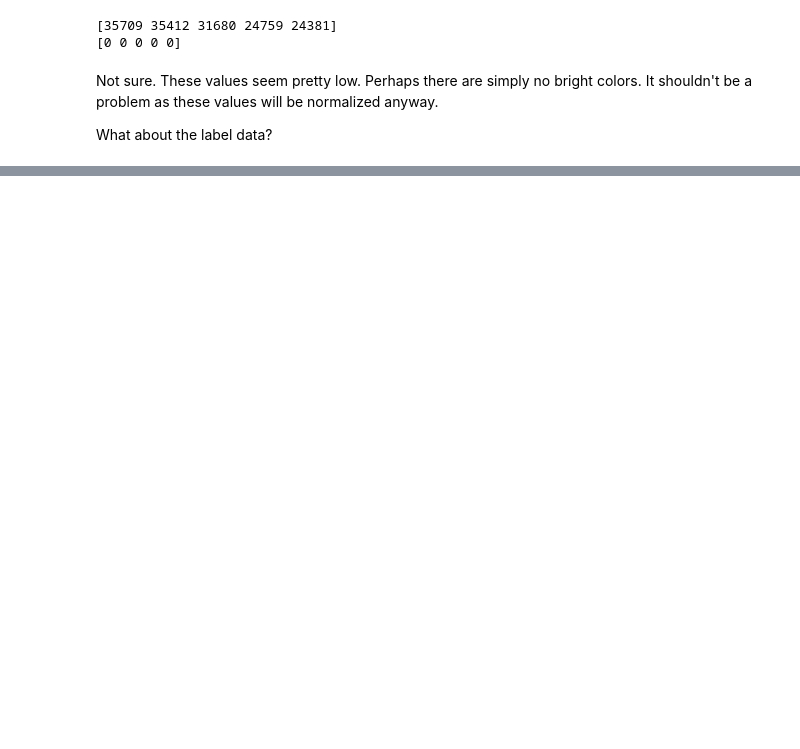
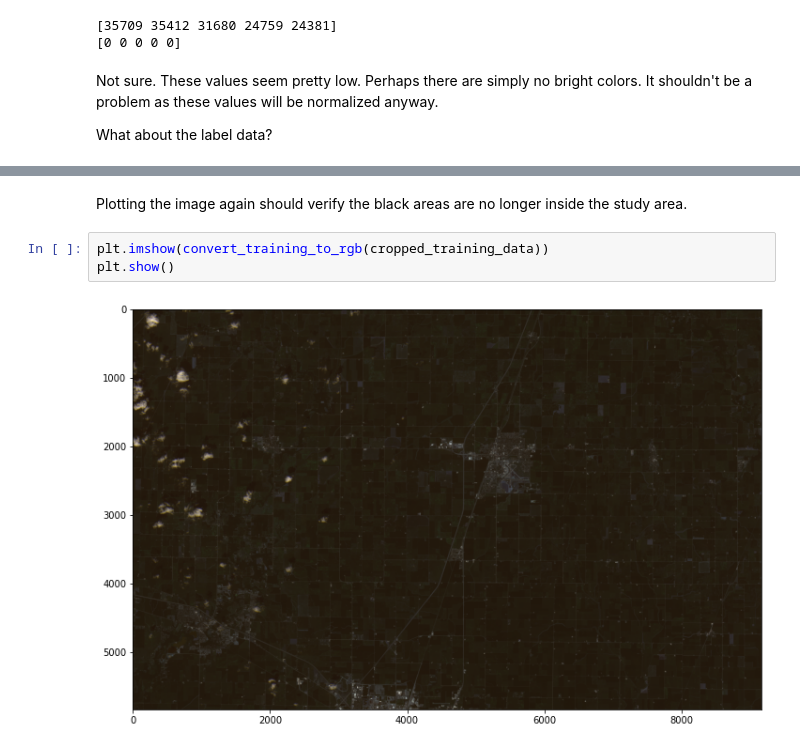
Before and after one commit to mstone121/crop_classification, a Jupyter notebook: classify_crops.ipynb, the cells around one changed output, grey strips where cells are left out. Saved outputs shown, nothing was run; the diff lists cells and outputs as text; blank space fills up the shorter version.

```diff
--- a/classify_crops.ipynb
+++ b/classify_crops.ipynb
@@ -82,0 +176,7 @@ This checks out. I guess Background is never used as are probably many others. C
+# %% [markdown]
+Plotting the image again should verify the black areas are no longer inside the study area.
+# %%
+plt.imshow(convert_training_to_rgb(cropped_training_data))
+plt.show()
+# %% [output]
+[figure, added]
```
Also changed, not shown: parts of 15 cells of this notebook.
